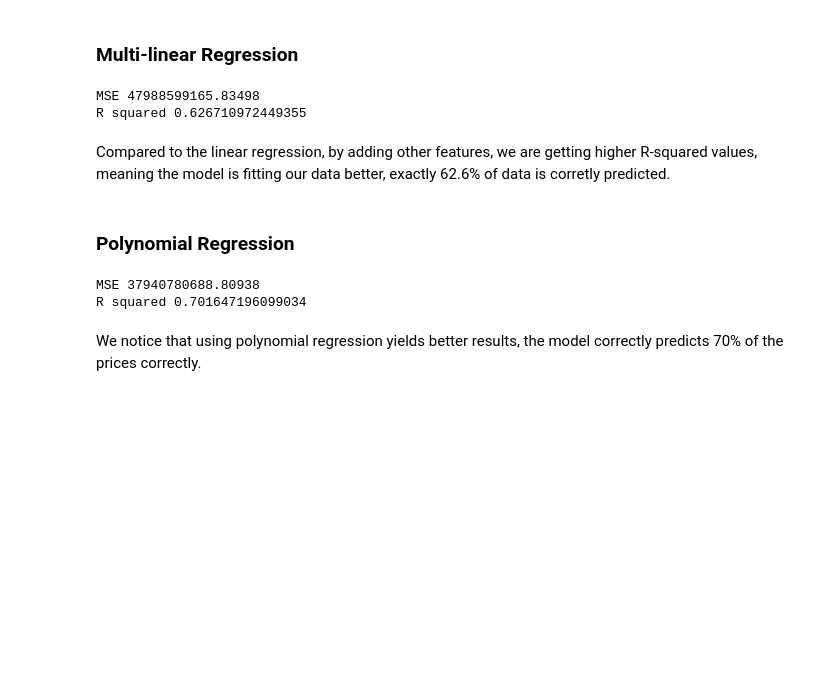
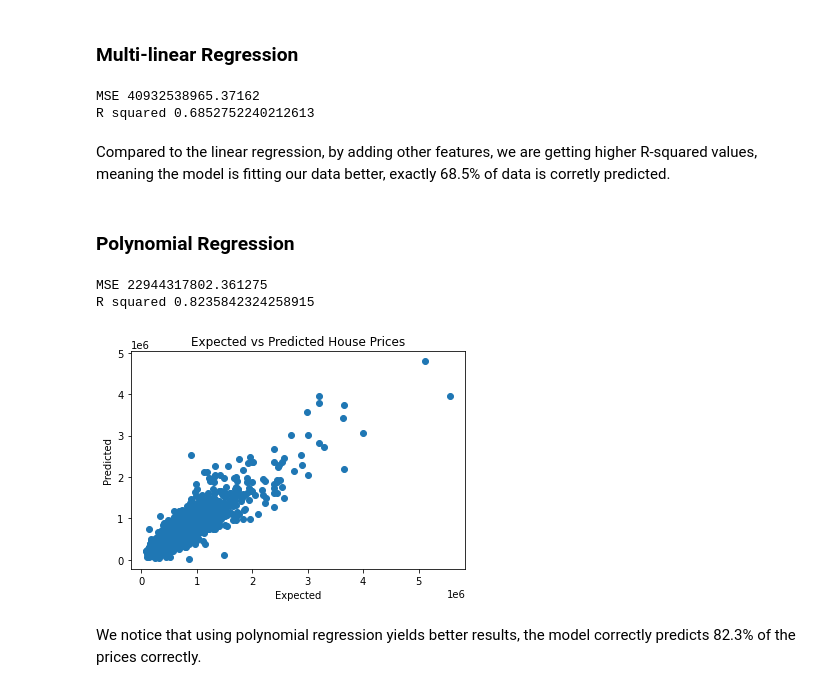
Before and after one commit to beriagraphics/SIC, a Jupyter notebook: Regression-Checkpoint [Farouk Blidi].ipynb, the cells around one changed output. Cells and saved outputs as stored; diff of their text form; code cells hidden in the pictures; blank space fills up the shorter version.

```diff
--- a/Regression-Checkpoint [Farouk Blidi].ipynb
+++ b/Regression-Checkpoint [Farouk Blidi].ipynb
@@ -233,7 +255,7 @@ plt.show()
 # %% [markdown]
 ### Multi-linear Regression
 # %%
-x_train, x_test, y_train, y_test = train_test_split(data.drop("price", axis=1), data.price, test_size=0.30, random_state=40)
+x_train, x_test, y_train, y_test = train_test_split(data.drop("price", axis=1), data.price, test_size=0.22, random_state=40)
 
 lg.fit(x_train, y_train)
 # Measure the performance of linear regression
@@ -242,14 +264,16 @@ predicted = lg.predict(x_test)
 print("MSE", mean_squared_error(y_test, predicted))
 print("R squared", metrics.r2_score(y_test, predicted))
 # %% [output]
-MSE 47988599165.83498
-R squared 0.626710972449355
+MSE 40932538965.37162
+R squared 0.6852752240212613
 # %% [markdown]
-Compared to the linear regression, by adding other features, we are getting higher R-squared values, meaning the model is fitting our data better, exactly 62.6% of data is corretly predicted.
+Compared to the linear regression, by adding other features, we are getting higher R-squared values, meaning the model is fitting our data better, exactly 68.5% of data is corretly predicted.
 # %% [markdown]
 ### Polynomial Regression
 # %%
-x_train, x_test, y_train, y_test = train_test_split(data.drop("price", axis=1), data.price, test_size=0.25, random_state=40)
+selected_features = df[["sqft_living", "bathrooms", "floors", "waterfront", "sqft_above", "grade", "age", "sqft_living15", "price", "long", "lat"]]
+data = selected_features
+x_train, x_test, y_train, y_test = train_test_split(data.drop("price", axis=1), data.price, test_size=0.22, random_state=40)
 
 x_train = poly.fit_transform(x_train)
 x_test = poly.fit_transform(x_test)
@@ -261,7 +285,15 @@ predicted = lg.predict(x_test)
 print("MSE", mean_squared_error(y_test, predicted))
 print("R squared", metrics.r2_score(y_test, predicted))
 # %% [output]
-MSE 37940780688.80938
-R squared 0.701647196099034
+MSE 22944317802.361275
+R squared 0.8235842324258915
+# %%
+plt.scatter(y_test,predicted)
+plt.xlabel("Expected")
+plt.ylabel("Predicted")
+plt.title("Expected vs Predicted House Prices")
+plt.show()
+# %% [output]
+[figure, added]
 # %% [markdown]
-We notice that using polynomial regression yields better results, the model correctly predicts 70% of the prices correctly.
+We notice that using polynomial regression yields better results, the model correctly predicts 82.3% of the prices correctly.
```
Also changed, not shown: parts of 12 cells of this notebook.
